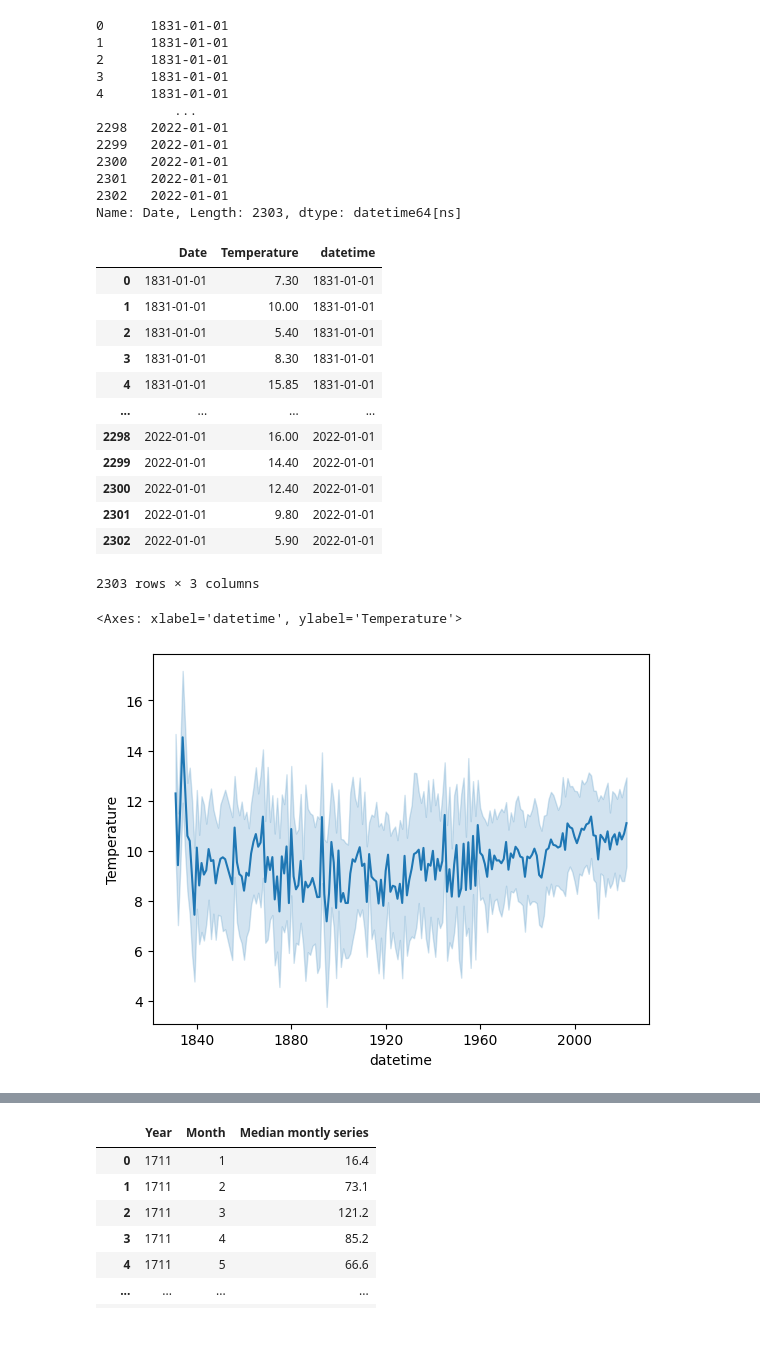
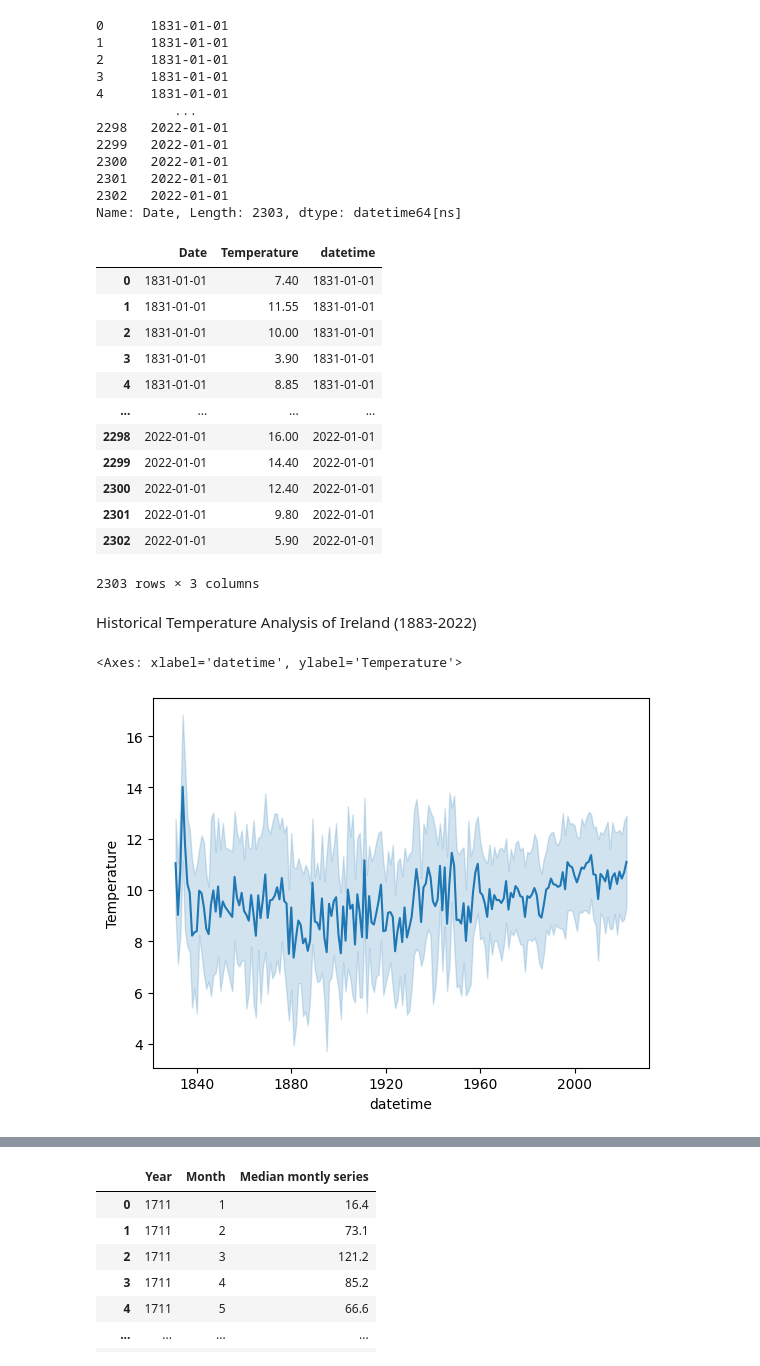
Before and after one commit to Tanjasta/PFDA_Assignment2, a Jupyter notebook: PFDA_Assignment2.ipynb, the cells around one changed output, grey strips where cells are left out. Cells and saved outputs as stored; diff of their text form; code cells hidden in the pictures; blank space fills up the shorter version.

```diff
--- a/PFDA_Assignment2.ipynb
+++ b/PFDA_Assignment2.ipynb
@@ -845,0 +873,4 @@ combined_df
+# %%
+
+df = pd.read_csv("TemperatureIreland 1831-2022.csv")
+df
@@ -874,8 +919,8 @@ pd.to_datetime(combined_df['Date'])
 2302   1970-01-01 00:00:00.000002022
 Name: Date, Length: 2303, dtype: datetime64[ns]
 # %%
-combined_df['Date'] = pd.to_datetime(combined_df['Date'].astype(str) + '-01-01')
-combined_df['Date']
+df["Date"] = pd.to_datetime(df["Date"].astype(str) + '-01-01')
+df["Date"]
 # %% [output]
 0      1831-01-01
 1      1831-01-01
@@ -890,15 +935,15 @@ combined_df['Date']
 2302   2022-01-01
 Name: Date, Length: 2303, dtype: datetime64[ns]
 # %%
-combined_df['datetime'] = pd.to_datetime(combined_df['Date'])
-combined_df
+df["datetime"] = pd.to_datetime(df["Date"])
+df
 # %% [output]
 |  | Date | Temperature | datetime |
-| 0 | 1831-01-01 | 7.30 | 1831-01-01 |
-| 1 | 1831-01-01 | 10.00 | 1831-01-01 |
-| 2 | 1831-01-01 | 5.40 | 1831-01-01 |
-| 3 | 1831-01-01 | 8.30 | 1831-01-01 |
-| 4 | 1831-01-01 | 15.85 | 1831-01-01 |
+| 0 | 1831-01-01 | 7.40 | 1831-01-01 |
+| 1 | 1831-01-01 | 11.55 | 1831-01-01 |
+| 2 | 1831-01-01 | 10.00 | 1831-01-01 |
+| 3 | 1831-01-01 | 3.90 | 1831-01-01 |
+| 4 | 1831-01-01 | 8.85 | 1831-01-01 |
 | ... | ... | ... | ... |
 | 2298 | 2022-01-01 | 16.00 | 2022-01-01 |
 | 2299 | 2022-01-01 | 14.40 | 2022-01-01 |
@@ -906,13 +951,13 @@ combined_df
 | 2301 | 2022-01-01 | 9.80 | 2022-01-01 |
 | 2302 | 2022-01-01 | 5.90 | 2022-01-01 |
 2303 rows × 3 columns
+# %% [markdown]
+Historical Temperature Analysis of Ireland (1883-2022)
 # %%
-
-
-sns.lineplot(y ='Temperature', x ='datetime', data=combined_df)
+sns.lineplot(y ="Temperature", x ="datetime", data=df)
 # %% [output]
 <Axes: xlabel='datetime', ylabel='Temperature'>
-[figure, old version]
+[figure, new version]
 # %% [markdown]
 
 #### Rainfall Data Preparation and Process Description
```
Also changed, not shown: parts of 58 cells of this notebook, 6 other files.
